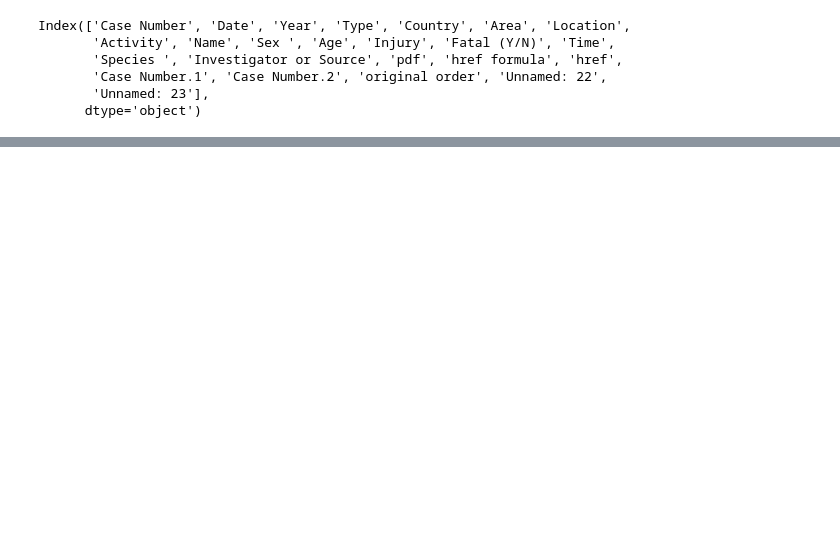
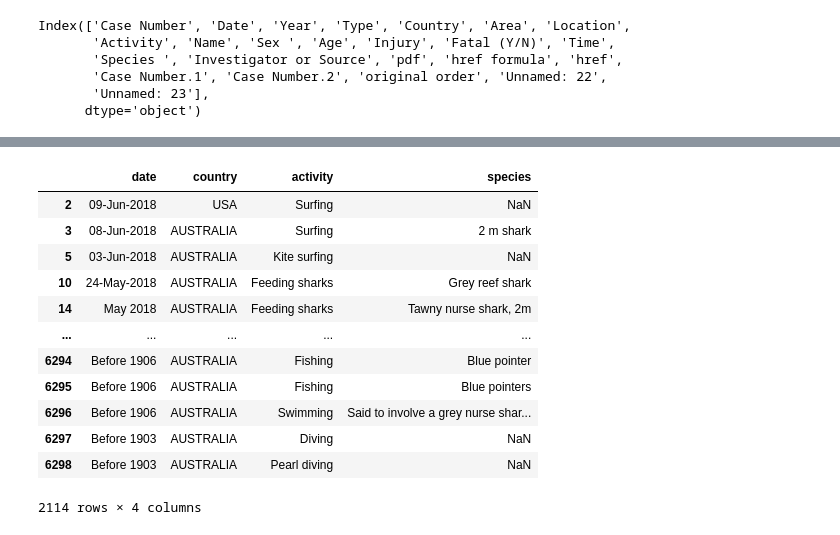
Before and after one commit to WyattGwyon/data-cleaning-pandas, a Jupyter notebook: analysis.ipynb, the cells around one changed output, grey strips where cells are left out. Saved outputs shown, nothing was run; the diff lists cells and outputs as text; code cells hidden in the pictures; blank space fills up the shorter version.

```diff
--- a/analysis.ipynb
+++ b/analysis.ipynb
@@ -164,0 +176,11 @@ dtype: int64
+# %%
+# We wil try to find unexpected missing values in certain columns
+
+cnt=0
+for row in df_row_col['Area']:
+    try:
+        int(row)
+        df.loc[cnt, 'Area']=np.nan
+    except ValueError:
+        pass
+    cnt+=1
@@ -313,0 +422,16 @@ Name: species, dtype: int64
+# %%
+df.loc[(df['Activity'] == "Surfing") | (df["Country"] == "AUSTRALIA"), ["Date", "Country", "Activity", "Species"]]
+# %% [output]
+|  | date | country | activity | species |
+| 2 | 09-Jun-2018 | USA | Surfing | NaN |
+| 3 | 08-Jun-2018 | AUSTRALIA | Surfing | 2 m shark |
+| 5 | 03-Jun-2018 | AUSTRALIA | Kite surfing | NaN |
+| 10 | 24-May-2018 | AUSTRALIA | Feeding sharks | Grey reef shark |
+| 14 | May 2018 | AUSTRALIA | Feeding sharks | Tawny nurse shark, 2m |
+| ... | ... | ... | ... | ... |
+| 6294 | Before 1906 | AUSTRALIA | Fishing | Blue pointer |
+| 6295 | Before 1906 | AUSTRALIA | Fishing | Blue pointers |
+| 6296 | Before 1906 | AUSTRALIA | Swimming | Said to involve a grey nurse shar... |
+| 6297 | Before 1903 | AUSTRALIA | Diving | NaN |
+| 6298 | Before 1903 | AUSTRALIA | Pearl diving | NaN |
+2114 rows × 4 columns
```
Also changed, not shown: parts of 36 cells of this notebook.
